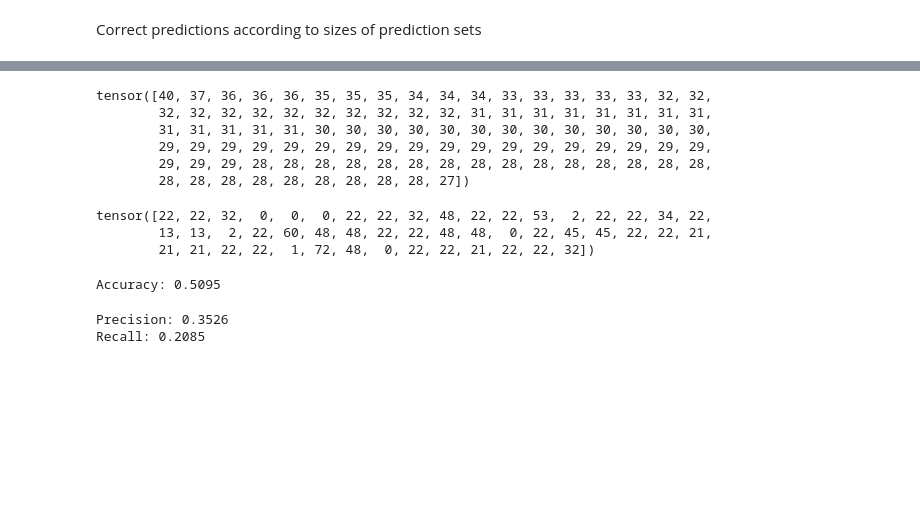
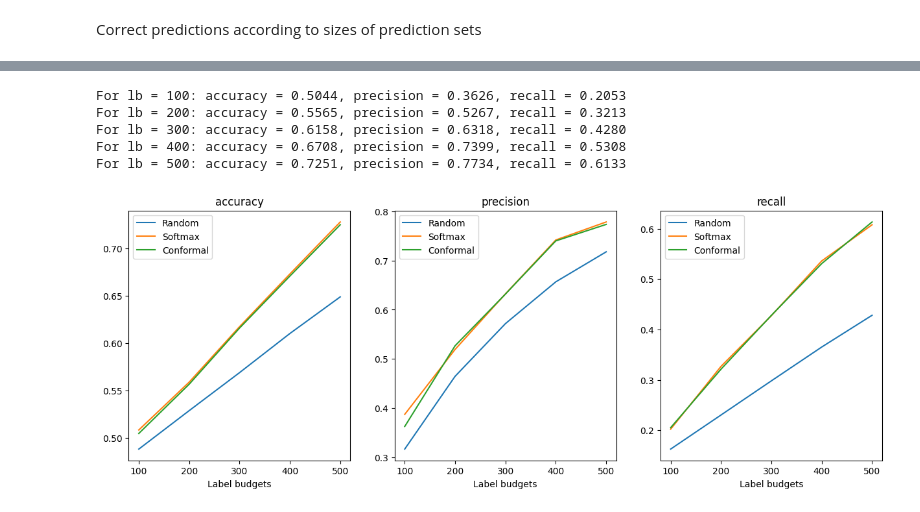
Before and after one commit to calgo-lab/BGR, a Jupyter notebook: notebooks/soil/Conformal_SoilNet.ipynb, the cells around one changed output, grey strips where cells are left out. Drawn from its saved outputs; the diff is of its cells as text; code cells hidden in the pictures; blank space fills up the shorter version.

```diff
--- a/notebooks/soil/Conformal_SoilNet.ipynb
+++ b/notebooks/soil/Conformal_SoilNet.ipynb
@@ -779,38 +796,39 @@ prediction_set_sizes[:10]
 # %%
-# Select top_k largest prediction sets
-largest_sizes, topk_indices = torch.topk(torch.tensor(prediction_set_sizes), label_budget)
-topk_indices = topk_indices.cpu().numpy()
+conf_corrected = {}
+conf_corrected['accuracy'] = []; conf_corrected['precision'] = []; conf_corrected['recall'] = []
+for lb in label_budgets:
+    # Select top_k largest prediction sets
+    _, topk_indices = torch.topk(torch.tensor(prediction_set_sizes), lb)
+    topk_indices = topk_indices.cpu().numpy()
+
+    # Replace these uncertain predictions with the oracle's answers (the ground truth depths)
+    pred_indices_test_oracle_conform = pred_indices_test.clone().detach()
+    pred_indices_test_oracle_conform[topk_indices] = all_true_hor_inds_test[topk_indices]
+
+    # Get accuracy for corrected predictions
+    accuracy = (pred_indices_test_oracle_conform == all_true_hor_inds_test).float().mean().item()
+
+    # Get precision and recall after corrections
+    precision = precision_score(all_true_hor_inds_test.cpu().numpy(), pred_indices_test_oracle_conform.cpu().numpy(), average='macro', zero_division=0)
+    recall = recall_score(all_true_hor_inds_test.cpu().numpy(), pred_indices_test_oracle_conform.cpu().numpy(), average='macro', zero_division=0)
+
+    conf_corrected['accuracy'].append(accuracy); conf_corrected['precision'].append(precision); conf_corrected['recall'].append(recall)
+    print(f"For lb = {lb}: accuracy = {accuracy:.4f}, precision = {precision:.4f}, recall = {recall:.4f}")
+# %% [output]
+For lb = 100: accuracy = 0.5044, precision = 0.3626, recall = 0.2053
+For lb = 200: accuracy = 0.5565, precision = 0.5267, recall = 0.3213
+For lb = 300: accuracy = 0.6158, precision = 0.6318, recall = 0.4280
+For lb = 400: accuracy = 0.6708, precision = 0.7399, recall = 0.5308
+For lb = 500: accuracy = 0.7251, precision = 0.7734, recall = 0.6133
-# %%
-# How large are the top k prediction sets?
-largest_sizes
-# %% [output]
-tensor([40, 37, 36, 36, 36, 35, 35, 35, 34, 34, 34, 33, 33, 33, 33, 33, 32, 32,
-        32, 32, 32, 32, 32, 32, 32, 32, 32, 32, 31, 31, 31, 31, 31, 31, 31, 31,
-        31, 31, 31, 31, 31, 30, 30, 30, 30, 30, 30, 30, 30, 30, 30, 30, 30, 30,
-        29, 29, 29, 29, 29, 29, 29, 29, 29, 29, 29, 29, 29, 29, 29, 29, 29, 29,
-        29, 29, 29, 28, 28, 28, 28, 28, 28, 28, 28, 28, 28, 28, 28, 28, 28, 28,
-        28, 28, 28, 28, 28, 28, 28, 28, 28, 27])
-# %%
-# Replace these uncertain predictions with the oracle's answers (the ground truth depths)
-pred_indices_test_oracle_conform = pred_indices_test.clone().detach()
-pred_indices_test_oracle_conform[topk_indices] = all_true_hor_inds_test[topk_indices]
-pred_indices_test_oracle_conform[:50]
-# %% [output]
-tensor([22, 22, 32,  0,  0,  0, 22, 22, 32, 48, 22, 22, 53,  2, 22, 22, 34, 22,
-        13, 13,  2, 22, 60, 48, 48, 22, 22, 48, 48,  0, 22, 45, 45, 22, 22, 21,
-        21, 21, 22, 22,  1, 72, 48,  0, 22, 22, 21, 22, 22, 32])
-# %%
-# Get accuracy for corrected predictions
-accuracy = (pred_indices_test_oracle_conform == all_true_hor_inds_test).float().mean().item()
-print(f"Accuracy: {accuracy:.4f}")
-# %% [output]
-Accuracy: 0.5095
-# %%
-# Get precision and recall after corrections
-precision = precision_score(all_true_hor_inds_test.cpu().numpy(), pred_indices_test_oracle_conform.cpu().numpy(), average='macro', zero_division=0)
-recall = recall_score(all_true_hor_inds_test.cpu().numpy(), pred_indices_test_oracle_conform.cpu().numpy(), average='macro', zero_division=0)
-print(f"Precision: {precision:.4f}")
-print(f"Recall: {recall:.4f}")
-# %% [output]
-Precision: 0.3526
-Recall: 0.2085
+# %%
+plt.figure(figsize=(15, 5))
+for i, metric in enumerate(conf_corrected.keys()):
+    plt.subplot(1, 3, i+1)
+    plt.plot(label_budgets, rand_corrected[metric])
+    plt.plot(label_budgets, softmax_corrected[metric])
+    plt.plot(label_budgets, conf_corrected[metric])
+    plt.xticks(label_budgets, labels=[str(lb) for lb in label_budgets])
+    plt.xlabel('Label budgets'); plt.title(metric)
+    plt.legend(['Random', 'Softmax', 'Conformal'])
+# %% [output]
+[figure, added]
```
Also changed, not shown: parts of 21 cells of this notebook.
